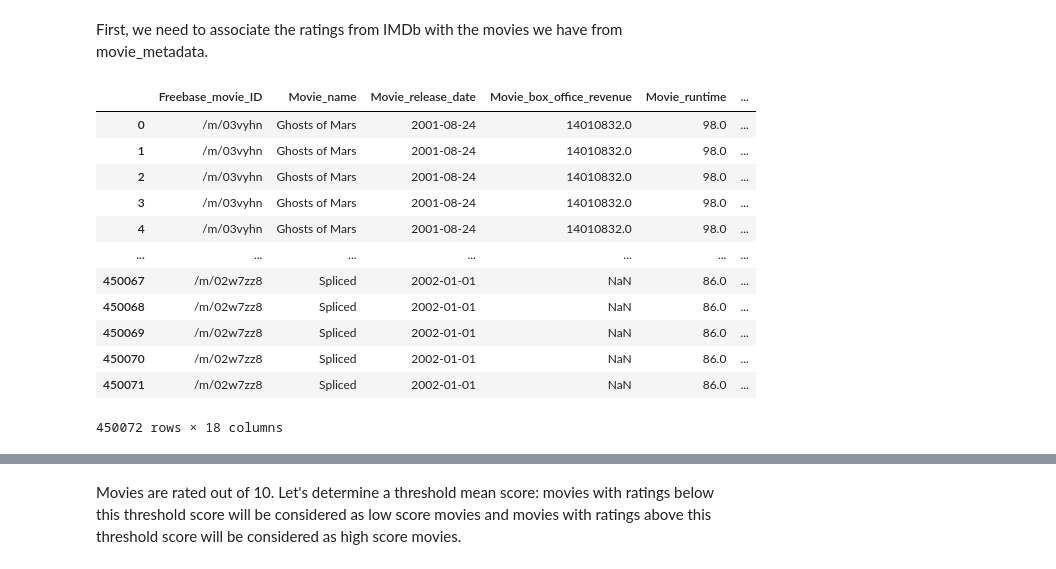
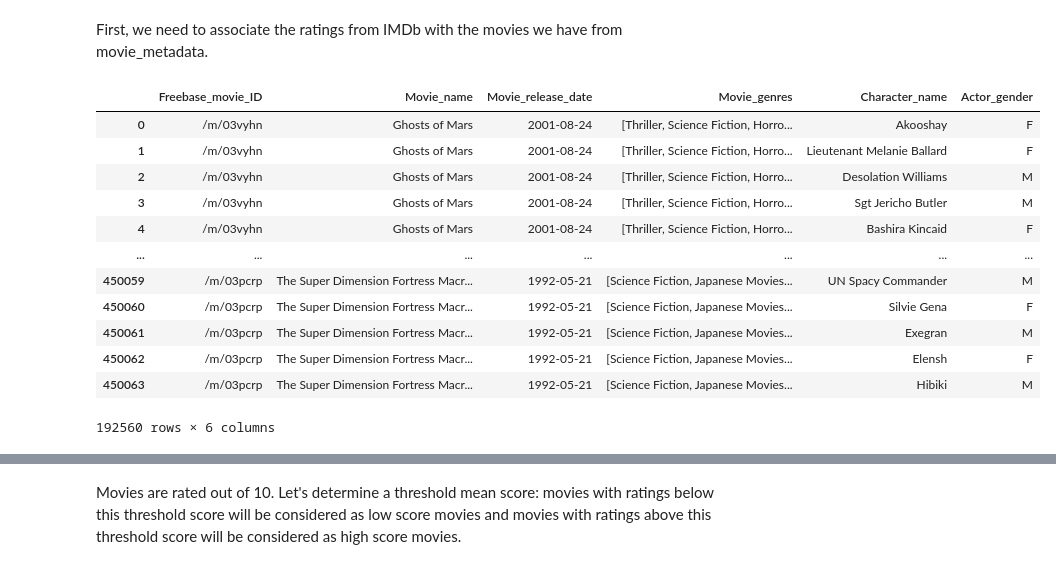
Before and after one commit to epfl-ada/ada-2022-project-cyga, a Jupyter notebook: new_structure.ipynb, the cells around one changed output, grey strips where cells are left out. Saved outputs shown, nothing was run; the diff lists cells and outputs as text; code cells hidden in the pictures.

```diff
--- a/new_structure.ipynb
+++ b/new_structure.ipynb
@@ -1278,18 +1281,4 @@ First, we need to associate the ratings from IMDb with the movies we have from m
 # %%
 # merge movie_metadata and character_metadata on Freebase_movie_ID and Movie_release_date to have a combination of actors, genders and movie titles
 
-actor_title = movie_metadata.merge(character_metadata, on=['Freebase_movie_ID']).drop(['Movie_release_date_y'], axis=1).rename(columns={'Movie_release_date_x': 'Movie_release_date'})
+actor_title = movie_metadata.merge(character_metadata[['Freebase_movie_ID', 'Character_name', 'Actor_gender']], on=['Freebase_movie_ID']).drop(['Movie_box_office_revenue', 'Movie_runtime', 'Movie_languages', 'Movie_countries'], axis=1)
-# %% [output]
-|  | Freebase_movie_ID | Movie_name | Movie_release_date | Movie_box_office_revenue | Movie_runtime | ... |
-| 0 | /m/03vyhn | Ghosts of Mars | 2001-08-24 | 14010832.0 | 98.0 | ... |
-| 1 | /m/03vyhn | Ghosts of Mars | 2001-08-24 | 14010832.0 | 98.0 | ... |
-| 2 | /m/03vyhn | Ghosts of Mars | 2001-08-24 | 14010832.0 | 98.0 | ... |
-| 3 | /m/03vyhn | Ghosts of Mars | 2001-08-24 | 14010832.0 | 98.0 | ... |
-| 4 | /m/03vyhn | Ghosts of Mars | 2001-08-24 | 14010832.0 | 98.0 | ... |
-| ... | ... | ... | ... | ... | ... | ... |
-| 450067 | /m/02w7zz8 | Spliced | 2002-01-01 | NaN | 86.0 | ... |
-| 450068 | /m/02w7zz8 | Spliced | 2002-01-01 | NaN | 86.0 | ... |
-| 450069 | /m/02w7zz8 | Spliced | 2002-01-01 | NaN | 86.0 | ... |
-| 450070 | /m/02w7zz8 | Spliced | 2002-01-01 | NaN | 86.0 | ... |
-| 450071 | /m/02w7zz8 | Spliced | 2002-01-01 | NaN | 86.0 | ... |
-450072 rows × 18 columns
@@ -1296 +1289,17 @@ actor_title = movie_metadata.merge(character_metadata, on=['Freebase_movie_ID'])
+# %%
+actor_title
+# %% [output]
+|  | Freebase_movie_ID | Movie_name | Movie_release_date | Movie_genres | Character_name | Actor_gender |
+| 0 | /m/03vyhn | Ghosts of Mars | 2001-08-24 | [Thriller, Science Fiction, Horro... | Akooshay | F |
+| 1 | /m/03vyhn | Ghosts of Mars | 2001-08-24 | [Thriller, Science Fiction, Horro... | Lieutenant Melanie Ballard | F |
+| 2 | /m/03vyhn | Ghosts of Mars | 2001-08-24 | [Thriller, Science Fiction, Horro... | Desolation Williams | M |
+| 3 | /m/03vyhn | Ghosts of Mars | 2001-08-24 | [Thriller, Science Fiction, Horro... | Sgt Jericho Butler | M |
+| 4 | /m/03vyhn | Ghosts of Mars | 2001-08-24 | [Thriller, Science Fiction, Horro... | Bashira Kincaid | F |
+| ... | ... | ... | ... | ... | ... | ... |
+| 450059 | /m/03pcrp | The Super Dimension Fortress Macr... | 1992-05-21 | [Science Fiction, Japanese Movies... | UN Spacy Commander | M |
+| 450060 | /m/03pcrp | The Super Dimension Fortress Macr... | 1992-05-21 | [Science Fiction, Japanese Movies... | Silvie Gena | F |
+| 450061 | /m/03pcrp | The Super Dimension Fortress Macr... | 1992-05-21 | [Science Fiction, Japanese Movies... | Exegran | M |
+| 450062 | /m/03pcrp | The Super Dimension Fortress Macr... | 1992-05-21 | [Science Fiction, Japanese Movies... | Elensh | F |
+| 450063 | /m/03pcrp | The Super Dimension Fortress Macr... | 1992-05-21 | [Science Fiction, Japanese Movies... | Hibiki | M |
+192560 rows × 6 columns
 # %%
```
Also changed, not shown: parts of 21 cells of this notebook.
